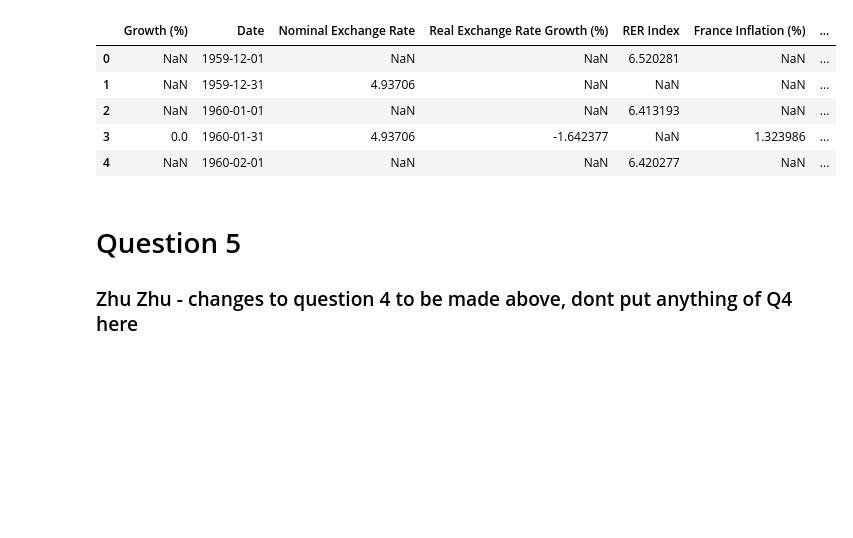
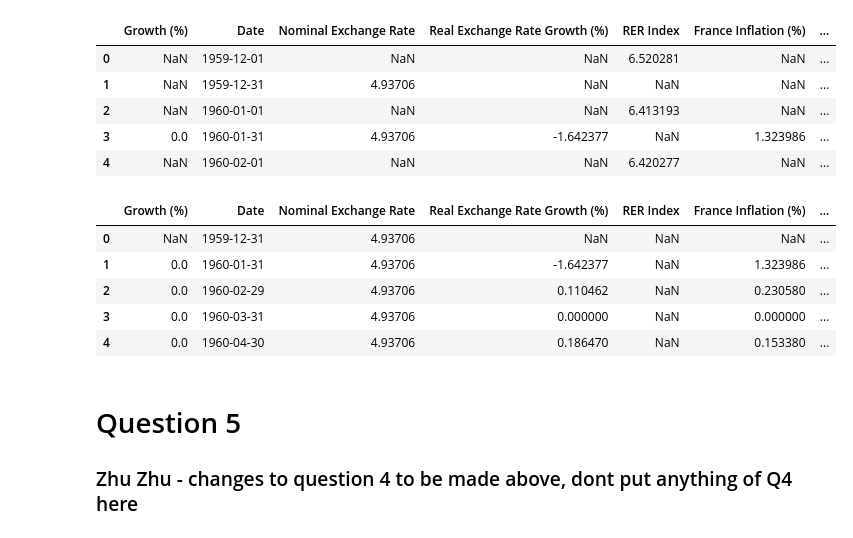
Before and after one commit to SparklyPlant/The-Grave-of-Ming, a Jupyter notebook: Code/NB1.ipynb, the cells around one changed output. Saved outputs shown, nothing was run; the diff lists cells and outputs as text; code cells hidden in the pictures; blank space fills up the shorter version.

Commit message:
kept end of month data for merged dataset

```diff
--- a/Code/NB1.ipynb
+++ b/Code/NB1.ipynb
@@ -21,3 +21,12 @@ exchange_rate_data = pd.to_numeric(exchange_rate_data[1:], errors="coerce")
 
 # Drop NaN values
 exchange_rate_data.dropna(inplace=True)
+# %%
+import pandas as pd  # Ensure pandas is imported
+
+nominal_exchange_df = pd.DataFrame({
+    "Month": range(1, len(exchange_rate_data) + 1),  # Use exchange_rate_data length
+    "Nominal Exchange Rate": exchange_rate_data
+})
+
+print(nominal_exchange_df)
@@ -24,6 +48,6 @@ exchange_rate_data.dropna(inplace=True)
 # %%
-nominal_exchange_df = pd.DataFrame({
-    "Month": range(1, len(nominal_exchange_df) + 1),
-    "Nominal Exchange Rate": exchange_rate_data
-})
-nominal_exchange_df
+# nominal_exchange_df = pd.DataFrame({
+#     "Month": range(1, len(nominal_exchange_df) + 1),
+#     "Nominal Exchange Rate": exchange_rate_data
+# })
+# nominal_exchange_df
@@ -730,6 +740,39 @@ with open(json_file_path, "w") as json_file:
 | 2 | NaN | 1960-01-01 | NaN | NaN | 6.413193 | NaN | ... |
 | 3 | 0.0 | 1960-01-31 | 4.93706 | -1.642377 | NaN | 1.323986 | ... |
 | 4 | NaN | 1960-02-01 | NaN | NaN | 6.420277 | NaN | ... |
+# %%
+import pandas as pd
+import json
+
+# Ensure 'Date' is in datetime format
+merged_df1["Date"] = pd.to_datetime(merged_df1["Date"])
+
+# Filter only end-of-month dates
+merged_df1 = merged_df1[merged_df1["Date"] == merged_df1["Date"] + pd.offsets.MonthEnd(0)]
+
+# Reset index
+merged_df1.reset_index(drop=True, inplace=True)
+
+# Show the filtered DataFrame
+display(merged_df1.head())
+
+# Save the filtered dataset
+merged_df1.to_csv("../Data/full_merged_dataset_edit_end_of_month.csv", index=False)
+json_file_path = "../Data/full_merged_dataset_edit_end_of_month.json"
+
+# Convert the DataFrame to JSON using the 'records' orient
+records_json = merged_df1.to_json(orient="records")
+
+# Use json.dumps to format the output with indentation
+with open(json_file_path, "w") as json_file:
+    json.dump(json.loads(records_json), json_file, indent=4)
+# %% [output]
+|  | Growth (%) | Date | Nominal Exchange Rate | Real Exchange Rate Growth (%) | RER Index | France Inflation (%) | ... |
+| 0 | NaN | 1959-12-31 | 4.93706 | NaN | NaN | NaN | ... |
+| 1 | 0.0 | 1960-01-31 | 4.93706 | -1.642377 | NaN | 1.323986 | ... |
+| 2 | 0.0 | 1960-02-29 | 4.93706 | 0.110462 | NaN | 0.230580 | ... |
+| 3 | 0.0 | 1960-03-31 | 4.93706 | 0.000000 | NaN | 0.000000 | ... |
+| 4 | 0.0 | 1960-04-30 | 4.93706 | 0.186470 | NaN | 0.153380 | ... |
 # %% [markdown]
 # Question 5
 ### Zhu Zhu - changes to question 4 to be made above, dont put anything of Q4 here
```
Also changed, not shown: parts of 5 cells of this notebook, 4 other files.
